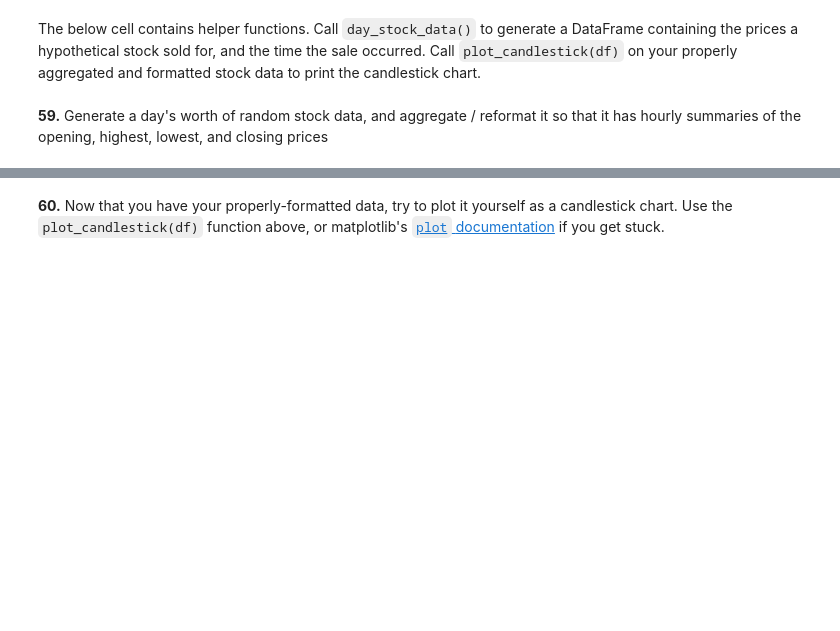
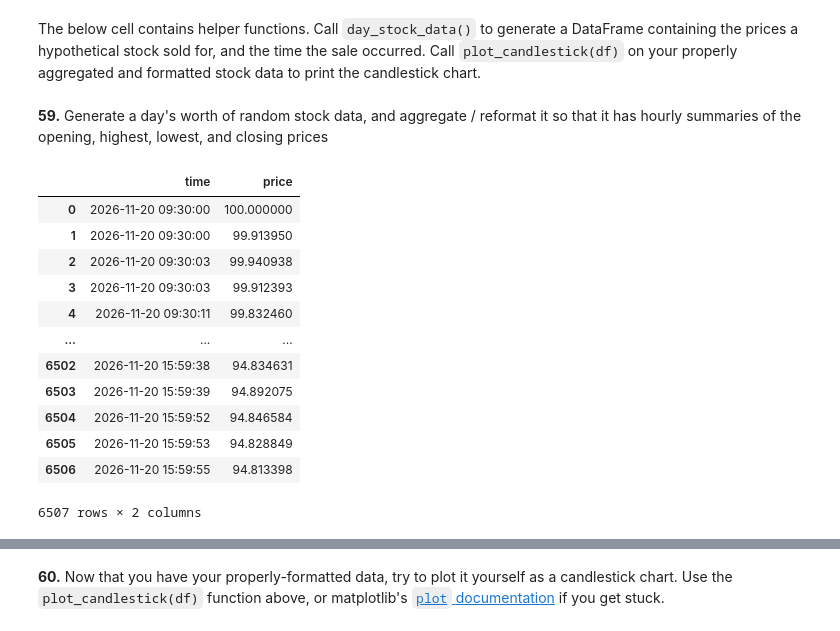
Before and after one commit to AI-DS-ML-Stats-Learning/Python-Programming, a Jupyter notebook: pandas/pandas_100/100-pandas-puzzles.ipynb, the cells around one changed output, grey strips where cells are left out. Drawn from its saved outputs; the diff is of its cells as text; code cells hidden in the pictures; blank space fills up the shorter version.

```diff
--- a/pandas/pandas_100/100-pandas-puzzles.ipynb
+++ b/pandas/pandas_100/100-pandas-puzzles.ipynb
@@ -1692,3 +1693,20 @@ def plot_candlestick(agg):
     plt.show()
 # %% [markdown]
 **59.** Generate a day's worth of random stock data, and aggregate / reformat it so that it has hourly summaries of the opening, highest, lowest, and closing prices
+# %%
+df = day_stock_data()
+df
+# %% [output]
+|  | time | price |
+| 0 | 2026-11-20 09:30:00 | 100.000000 |
+| 1 | 2026-11-20 09:30:00 | 99.913950 |
+| 2 | 2026-11-20 09:30:03 | 99.940938 |
+| 3 | 2026-11-20 09:30:03 | 99.912393 |
+| 4 | 2026-11-20 09:30:11 | 99.832460 |
+| ... | ... | ... |
+| 6502 | 2026-11-20 15:59:38 | 94.834631 |
+| 6503 | 2026-11-20 15:59:39 | 94.892075 |
+| 6504 | 2026-11-20 15:59:52 | 94.846584 |
+| 6505 | 2026-11-20 15:59:53 | 94.828849 |
+| 6506 | 2026-11-20 15:59:55 | 94.813398 |
+6507 rows × 2 columns
```
Also changed, not shown: parts of 7 cells of this notebook, 3 other files.
